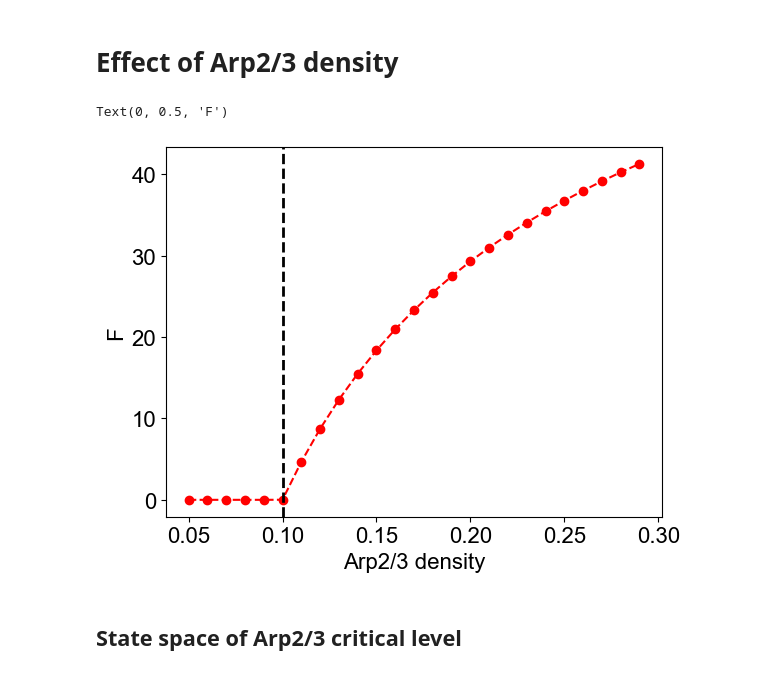
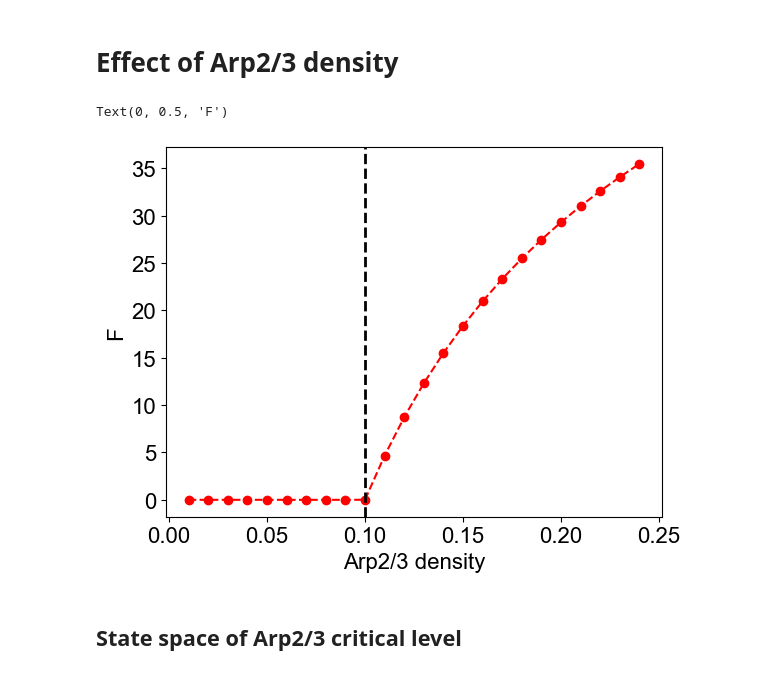
Before and after one commit to achattaraj/OptimalCondensateSize, a Jupyter notebook: Figure_4/SingleCluster_ArpDensity_Fig4B_4C.ipynb, the cells around one changed output. Cells and saved outputs as stored; diff of their text form; code cells hidden in the pictures.

```diff
--- a/Figure_4/SingleCluster_ArpDensity_Fig4B_4C.ipynb
+++ b/Figure_4/SingleCluster_ArpDensity_Fig4B_4C.ipynb
@@ -36,17 +36,17 @@ def getActinLevel(IC = [1,10], params=(1,1,1,1)):
 # %% [markdown]
 # Effect of Arp2/3 density
 # %%
-arpList = np.arange(0.05,0.3,0.01)
+arpList = np.arange(0.01,0.25,0.01)
 
 FA = getActinLevel(IC = [0.01, 100], params=(0.001,1,arpList,1))
 
 plt.plot(arpList, FA, 'ro--')
 plt.axvline(0.1, ls='dashed', lw=2, c='k')
 plt.xlabel('Arp2/3 density')
 plt.ylabel('F')
 # %% [output]
 Text(0, 0.5, 'F')
-[figure, old version]
+[figure, new version]
 # %% [markdown]
 ## State space of Arp2/3 critical level
 # %%
```
Also changed, not shown: parts of 1 cell of this notebook.
